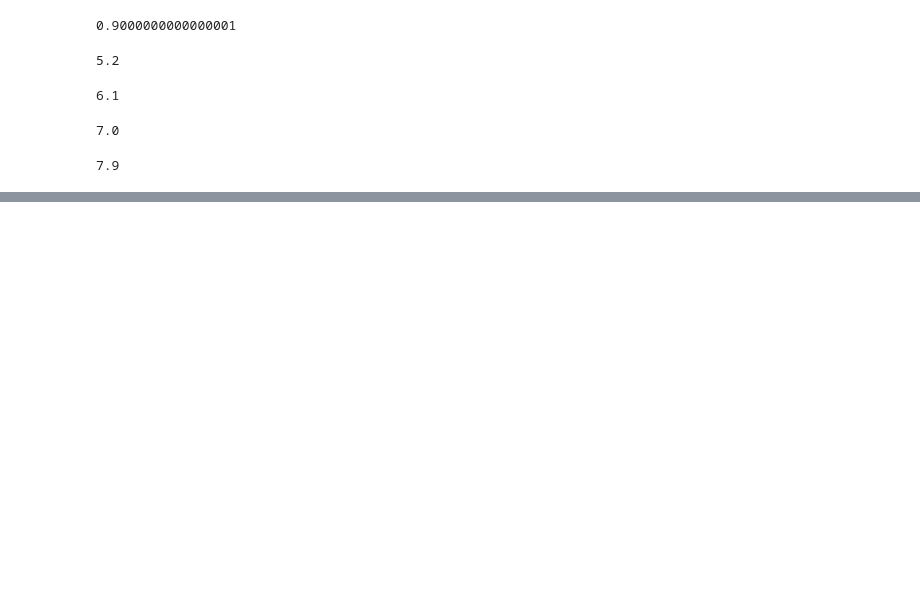
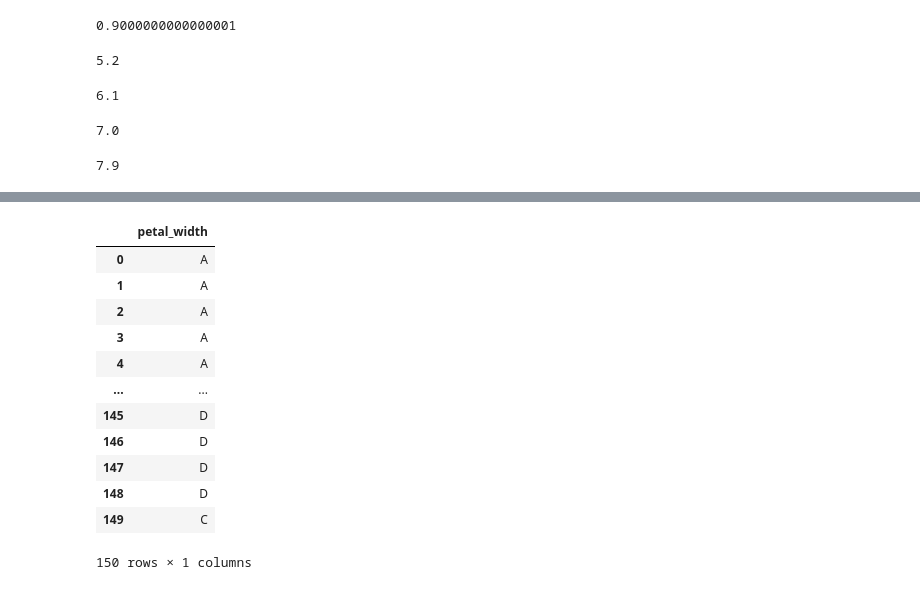
Before and after one commit to febyfadlilah/datamining, a Jupyter notebook: _sources/notebooks.ipynb, the cells around one changed output, grey strips where cells are left out. Cells and saved outputs as stored; diff of their text form; code cells hidden in the pictures; blank space fills up the shorter version.

```diff
--- a/_sources/notebooks.ipynb
+++ b/_sources/notebooks.ipynb
@@ -338,0 +495,17 @@ ds[["sepal_length"]]
+# %%
+ds["petal_width"] = ds["petal_width"].apply(equal_petal_width)
+ds[["petal_width"]]
+# %% [output]
+|  | petal_width |
+| 0 | A |
+| 1 | A |
+| 2 | A |
+| 3 | A |
+| 4 | A |
+| ... | ... |
+| 145 | D |
+| 146 | D |
+| 147 | D |
+| 148 | D |
+| 149 | C |
+150 rows × 1 columns
```
Also changed, not shown: parts of 36 cells of this notebook, 3 other files.
